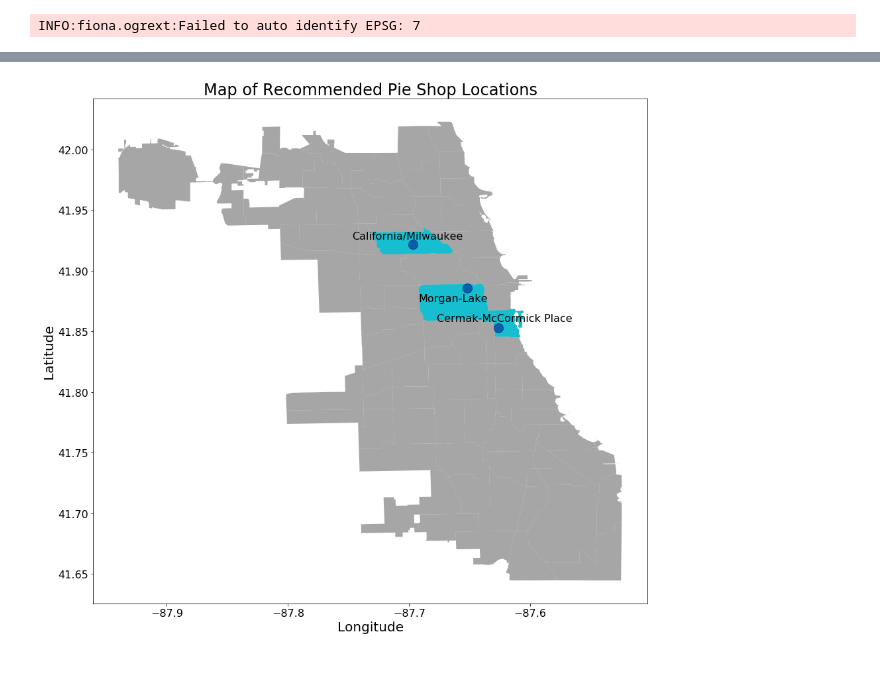
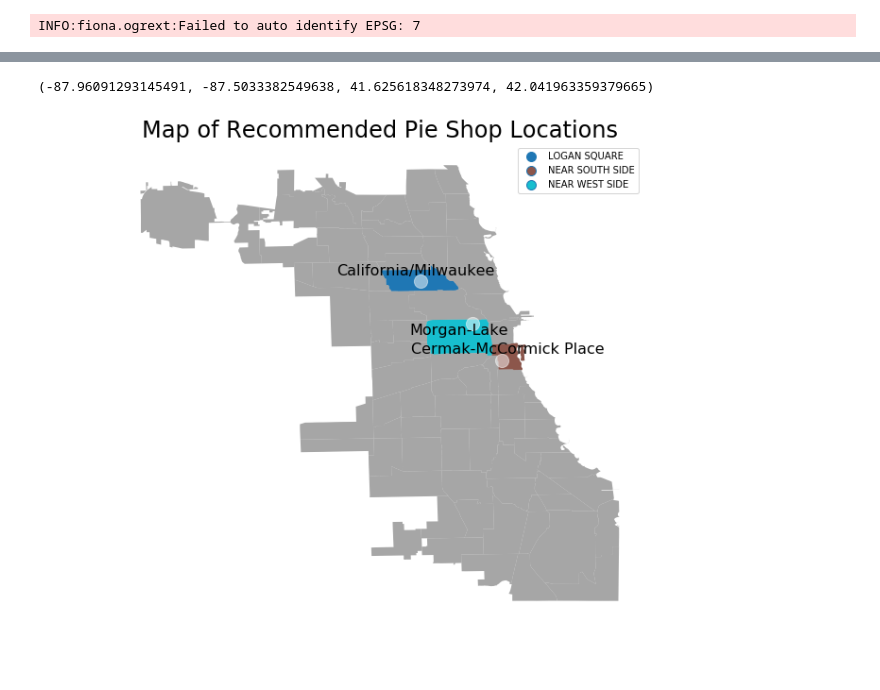
Before and after one commit to donnajobridge/cta, a Jupyter notebook: cta_maps.ipynb, the cells around one changed output, grey strips where cells are left out. Drawn from its saved outputs; the diff is of its cells as text; code cells hidden in the pictures.

```diff
--- a/cta_maps.ipynb
+++ b/cta_maps.ipynb
@@ -75,18 +83,27 @@ neighs_only = neighs_withpoints.drop_duplicates(subset='neighborhood')
 # %%
-fig, ax = plt.subplots(figsize=(15,15))
+fig, ax = plt.subplots(figsize=(10,10))
 neighdf.plot(ax=ax,alpha=.7, color='grey')
-neighs_withpoints.plot(ax=ax, cmap='tab10', column='freq', vmin=-70, vmax=0)
 
-for n, xy in zip(neighs_only.index.tolist(), neighs_only['xy'].tolist()):
+colors=['turquoise', 'blue', 'yellow']
+
+
+neighs_withpoints.plot(ax=ax, cmap='tab10', column='neighborhood', categorical=True,
+                       legend=True)
+#                        vmin=-70, vmax=0)
+
+for n, xy, color in zip(neighs_only.index.tolist(), neighs_only['xy'].tolist(), colors):
     ax.annotate(n,  xy=xy, ha='center', va='bottom',
                 color='k', fontsize=16)
-station_points.plot(ax=ax, color='navy', marker='o', alpha=.5, markersize=200)
+station_points.plot(ax=ax, color='white', marker='o', alpha=.5, markersize=200)
 ax.set_xlabel('Longitude', fontsize=20)
 ax.set_ylabel('Latitude', fontsize=20)
 ax.set_xticklabels(ax.get_xticklabels(),fontsize=16)
 ax.set_yticklabels(ax.get_yticklabels(),fontsize=16)
 plt.title('Map of Recommended Pie Shop Locations', fontsize=24)
-plt.savefig('figs/map_pie_shop.png')
+plt.axis('off')
+
+# plt.savefig('figs/map_pie_shop.png')
 # %% [output]
+(-87.96091293145491, -87.5033382549638, 41.625618348273974, 42.041963359379665)
-[figure, old version]
+[figure, new version]
 # %%
```
Also changed, not shown: parts of 2 cells of this notebook, 24 other files.
